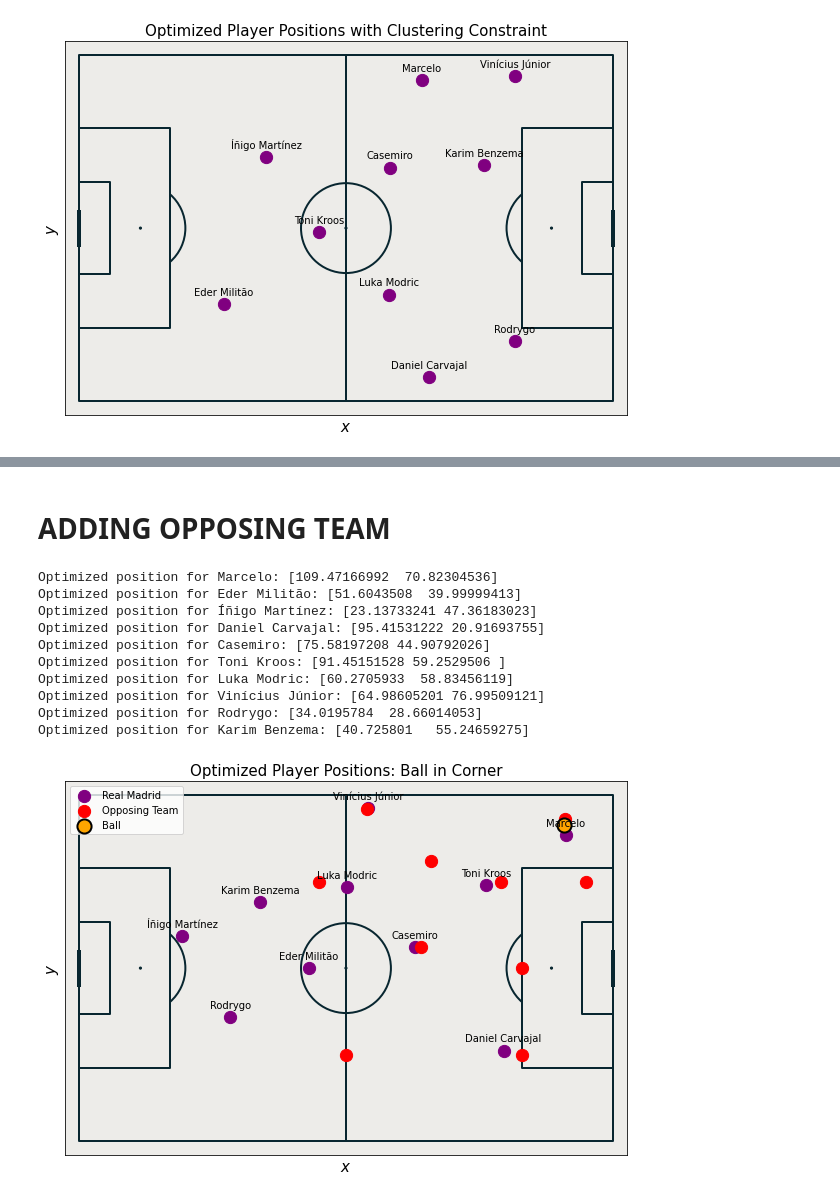
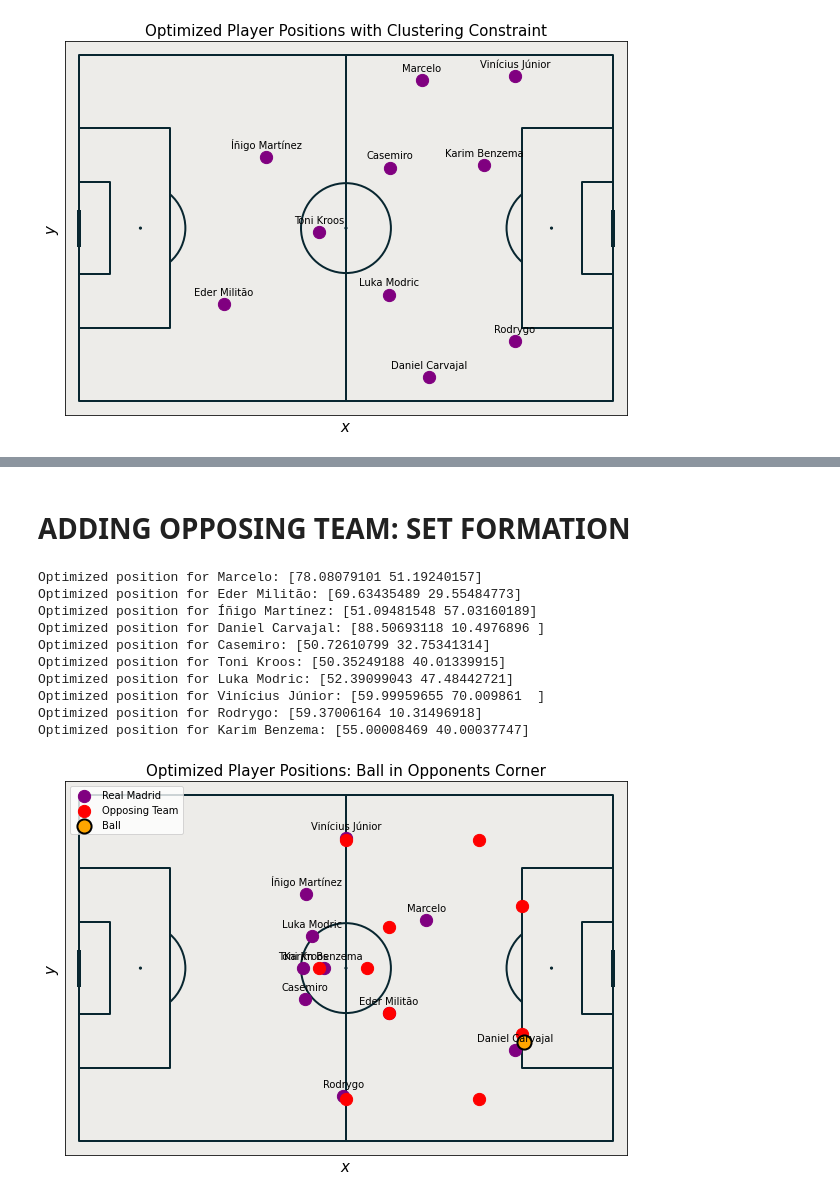
Before and after one commit to zainj04/AA222-Final-Project, a Jupyter notebook: Final Project Code.ipynb, the cells around one changed output, grey strips where cells are left out. Saved outputs shown, nothing was run; the diff lists cells and outputs as text; code cells hidden in the pictures.

```diff
--- a/Final Project Code.ipynb
+++ b/Final Project Code.ipynb
@@ -264,31 +399,25 @@ Optimized position for Karim Benzema: [90.99517901 54.50483716]
 # %% [markdown]
-# ADDING OPPOSING TEAM
+# ADDING OPPOSING TEAM: SET FORMATION
 # %%
-# Define opposing players and their positions (randomly for now)
+# Define opposing players and their positions (scenario is in the back corner)
 opposing_team = ["Opponent " + str(i) for i in range(10)]
 opposing_positions = np.array([
-    [115, 60], [100, 40],  # Center-backs
-    [110, 75], [100, 20],  # Full-backs
-    [77, 45], [95, 60], [80, 65],  # Midfielders
-    [65, 77], [60, 20],  # Wingers
-    [55, 60]  # Striker
+    [100, 55], [100, 25],  # Center-backs
+    [90, 70], [90, 10],  # Full-backs
+    [70, 30], [65, 40], [70, 50],  # Midfielders
+    [60, 70], [60, 10],  # Wingers
+    [55, 40]  # Striker
 ])
 
-# Ball position (for simplicity, place it near the striker for this example)
-ball_position = np.array([109, 73])
+# Ball position in the back corner for this example
+ball_position = np.array([100, 23])
 
-iteration_count = 0
-
-# Callback function to track optimization iterations
-def iteration_callback(xk, convergence):
-    global iteration_count
-    iteration_count += 1
 
 # Define the minimum distance threshold and team weight
-min_distance = 21  # Minimum desired distance between players (adjust as needed)
-team_weight = 0.7  # Adjust this value between 0 and 1 to balance individual and team probabilities
-ball_penalty_weight = 10  # Weight for the ball position penalty
-guard_penalty_weight = 5  # Weight for the guarding position penalty
+min_distance = 5  # Minimum desired distance between players (adjust as needed)
+team_weight = 0.5  # Adjust this value between 0 and 1 to balance individual and team probabilities
+guard_penalty_weight = 2  # Weight for the guarding position penalty
+offside_threshold = 50  # Threshold for pushing the defensive line up
 
 # Objective function to minimize
 def objective(x, probability_matrix, player_idx, opposing_positions, ball_position, goal_position):
@@ -314,11 +443,6 @@ def objective(x, probability_matrix, player_idx, opposing_positions, ball_positi
     for i in range(len(Real_Madrid)):
         team_probability += 1 / (probability_matrix[i, int(optimized_positions[i, 0]), int(optimized_positions[i, 1])] + 1e-10)
 
-    # Calculate ball penalty
-    ball_penalty = 0
-    if player_idx == np.argmin(np.linalg.norm(optimized_positions - ball_position, axis=1)):
-        ball_penalty = np.linalg.norm(x - ball_position) * ball_penalty_weight
-
     # Calculate guard penalty
     guard_penalty = 0
     for opp_idx, opp_position in enumerate(opposing_positions):
@@ -329,8 +453,13 @@ def objective(x, probability_matrix, player_idx, opposing_positions, ball_positi
             projected_y = (goal_position[1] - opp_position[1]) * (distance_to_opp / goal_distance) + opp_position[1]
             guard_penalty = np.linalg.norm([projected_x, projected_y] - x) * guard_penalty_weight
 
-    # Combine individual player probability, clustering penalty, ball penalty, guard penalty, and team probability
-    objective_value = (1 - team_weight) * probability_penalty + team_weight * team_probability + clustering_penalty + ball_penalty + guard_penalty
+    # Offside constraint: push defensive line up if the ball is far up the field
+    offside_penalty = 0
+    if ball_position[0] > offside_threshold:
+        offside_penalty = (x[0] - offside_threshold) ** 2 if x[0] < offside_threshold else 0
+
+    # Combine individual player probability, clustering penalty, guard penalty, and team probability
+    objective_value = (1 - team_weight) * probability_penalty + team_weight * team_probability + clustering_penalty + guard_penalty + offside_penalty
 
     return objective_value
 
@@ -350,6 +479,10 @@ optimized_positions = np.zeros((len(Real_Madrid), 2))
 for i, player in enumerate(Real_Madrid):
     optimized_positions[i] = optimize_player(i)
     print(f"Optimized position for {player}: {optimized_positions[i]}")
+
+# Assign the closest Real Madrid player to pressure the ball
+closest_player_idx = np.argmin(np.linalg.norm(optimized_positions - ball_position, axis=1))
+optimized_positions[closest_player_idx] = ball_position - 2
 
 # Scale optimized positions to fit the 100x100 pitch dimensions
 optimized_positions_scaled = np.zeros_like(optimized_positions)
@@ -360,42 +493,42 @@ optimized_positions_scaled[:, 1] = optimized_positions[:, 1] * (100 / 80)
 fig, ax = pitch.draw(figsize=(10, 6))
 
 # Plot each player's optimized position
 for i, player in enumerate(Real_Madrid):
     ax.scatter(optimized_positions_scaled[i][0], optimized_positions_scaled[i][1], color='purple', s=150, label='Real Madrid' if i == 0 else '')
     ax.text(optimized_positions_scaled[i][0], optimized_positions_scaled[i][1] + 2, player, fontsize=10, ha='center', va='bottom')
 
 # Plot opposing players' positions
 opposing_positions_scaled = np.zeros_like(opposing_positions)
 opposing_positions_scaled[:, 0] = opposing_positions[:, 0] * (100 / 120)
 opposing_positions_scaled[:, 1] = opposing_positions[:, 1] * (100 / 80)
 for i, opponent in enumerate(opposing_team):
     ax.scatter(opposing_positions_scaled[i][0], opposing_positions_scaled[i][1], color='red', s=150, label='Opposing Team' if i == 0 else '')
 
 # Plot the ball position
 ball_position_scaled = ball_position * [100 / 120, 100 / 80]
 ax.scatter(ball_position_scaled[0], ball_position_scaled[1], color='orange', s=200, label='Ball', edgecolors='black', linewidths=2)
 
 # Add a legend
 ax.legend(loc='upper left')
 
 ax.set_xlabel('$x$', fontsize=15)
 ax.set_ylabel('$y$', fontsize=15)
-ax.set_title('Optimized Player Positions: Ball in Corner', fontsize=15)
+ax.set_title('Optimized Player Positions: Ball in Opponents Corner', fontsize=15)
 
 # Save the figure
 plt.savefig("optimized_positions_with_defensive_constraints.png", dpi=300, bbox_inches='tight')
 
 # Display the plot
 plt.show()
 # %% [output]
-Optimized position for Marcelo: [109.47166992  70.82304536]
-Optimized position for Eder Militão: [51.6043508  39.99999413]
-Optimized position for Íñigo Martínez: [23.13733241 47.36183023]
-Optimized position for Daniel Carvajal: [95.41531222 20.91693755]
-Optimized position for Casemiro: [75.58197208 44.90792026]
-Optimized position for Toni Kroos: [91.45151528 59.2529506 ]
-Optimized position for Luka Modric: [60.2705933  58.83456119]
-Optimized position for Vinícius Júnior: [64.98605201 76.99509121]
-Optimized position for Rodrygo: [34.0195784  28.66014053]
-Optimized position for Karim Benzema: [40.725801   55.24659275]
+Optimized position for Marcelo: [78.08079101 51.19240157]
+Optimized position for Eder Militão: [69.63435489 29.55484773]
+Optimized position for Íñigo Martínez: [51.09481548 57.03160189]
+Optimized position for Daniel Carvajal: [88.50693118 10.4976896 ]
+Optimized position for Casemiro: [50.72610799 32.75341314]
+Optimized position for Toni Kroos: [50.35249188 40.01339915]
+Optimized position for Luka Modric: [52.39099043 47.48442721]
+Optimized position for Vinícius Júnior: [59.99959655 70.009861  ]
+Optimized position for Rodrygo: [59.37006164 10.31496918]
+Optimized position for Karim Benzema: [55.00008469 40.00037747]
-[figure, old version]
+[figure, new version]
```
Also changed, not shown: parts of 2 cells of this notebook.
